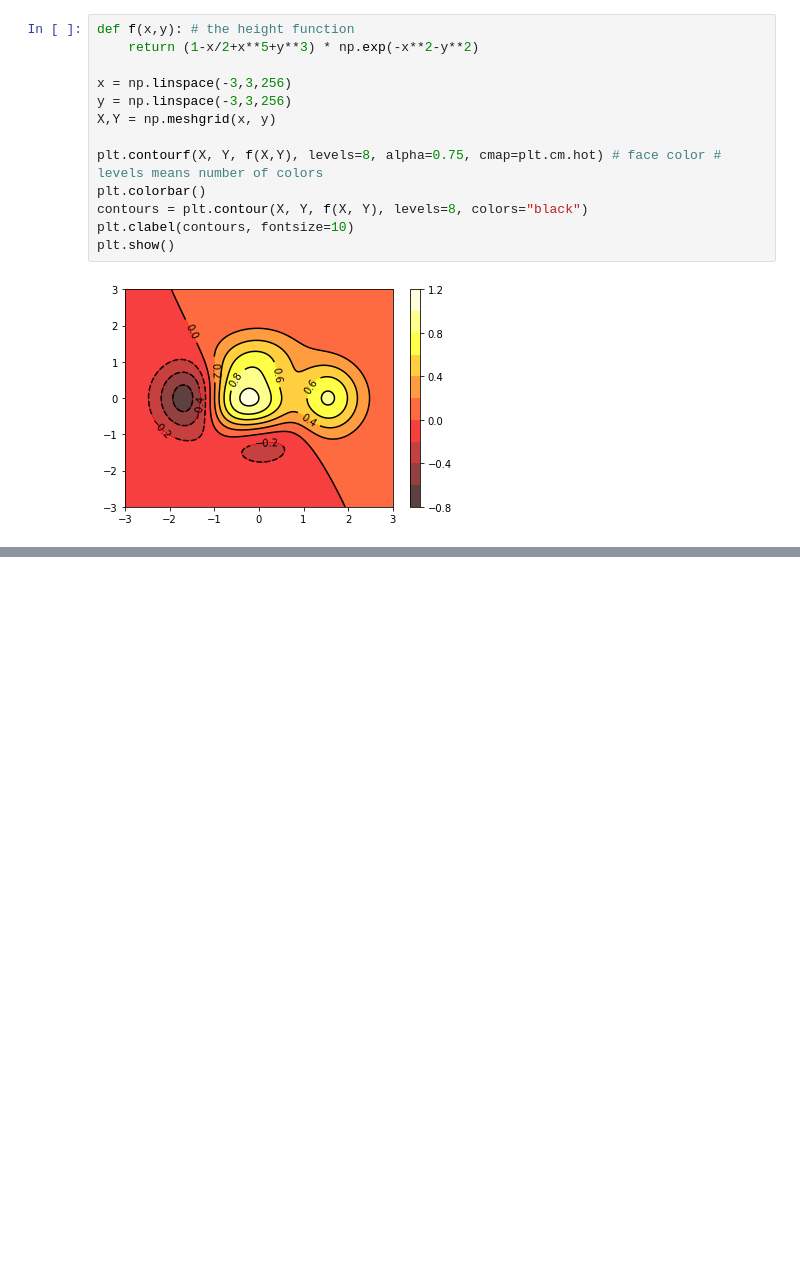
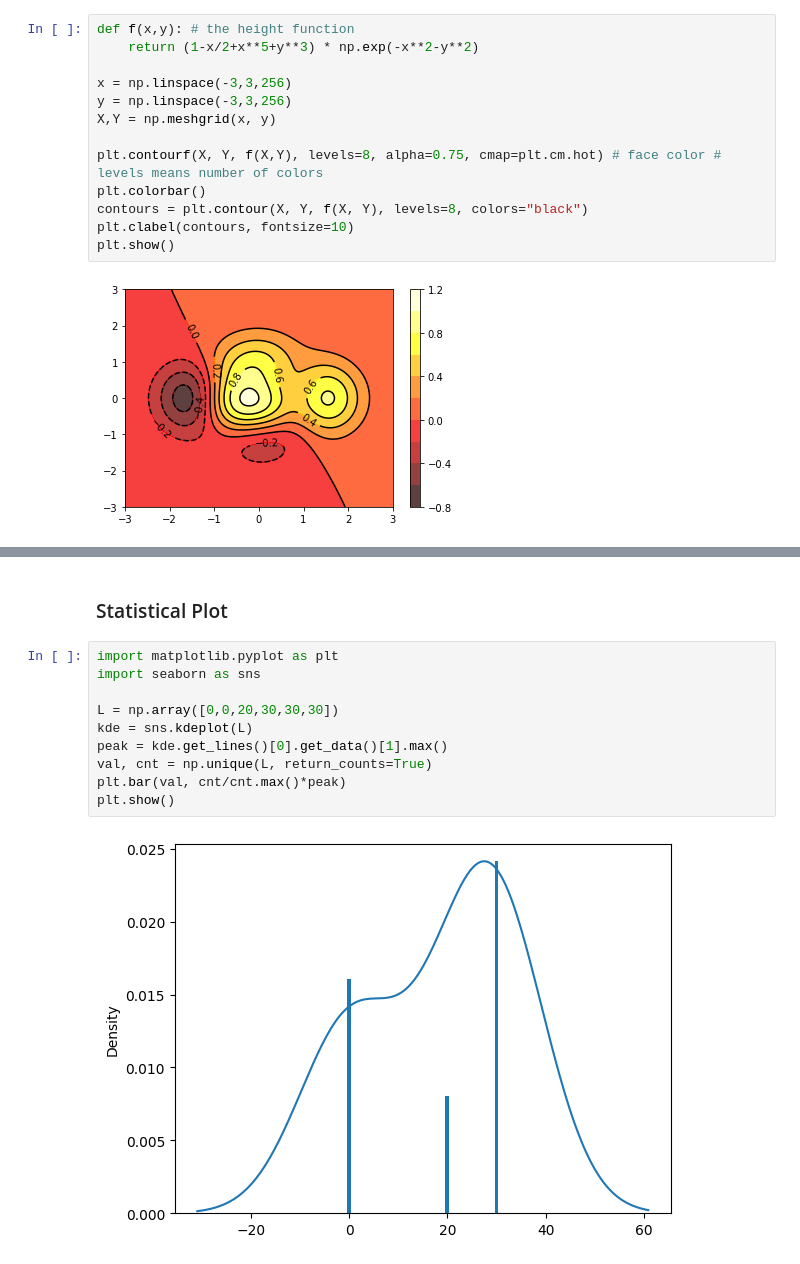
Before and after one commit to bnbsking/ML-Notes, a Jupyter notebook: 8_plotting.ipynb, the cells around one changed output, grey strips where cells are left out. Cells and saved outputs as stored; diff of their text form; blank space fills up the shorter version.

```diff
--- a/8_plotting.ipynb
+++ b/8_plotting.ipynb
@@ -136,0 +173,14 @@ plt.show()
+# %% [markdown]
+### Statistical Plot
+# %%
+import matplotlib.pyplot as plt
+import seaborn as sns
+
+L = np.array([0,0,20,30,30,30])
+kde = sns.kdeplot(L)
+peak = kde.get_lines()[0].get_data()[1].max()
+val, cnt = np.unique(L, return_counts=True)
+plt.bar(val, cnt/cnt.max()*peak)
+plt.show()
+# %% [output]
+[figure, added]
```
Also changed, not shown: parts of 2 cells of this notebook.
